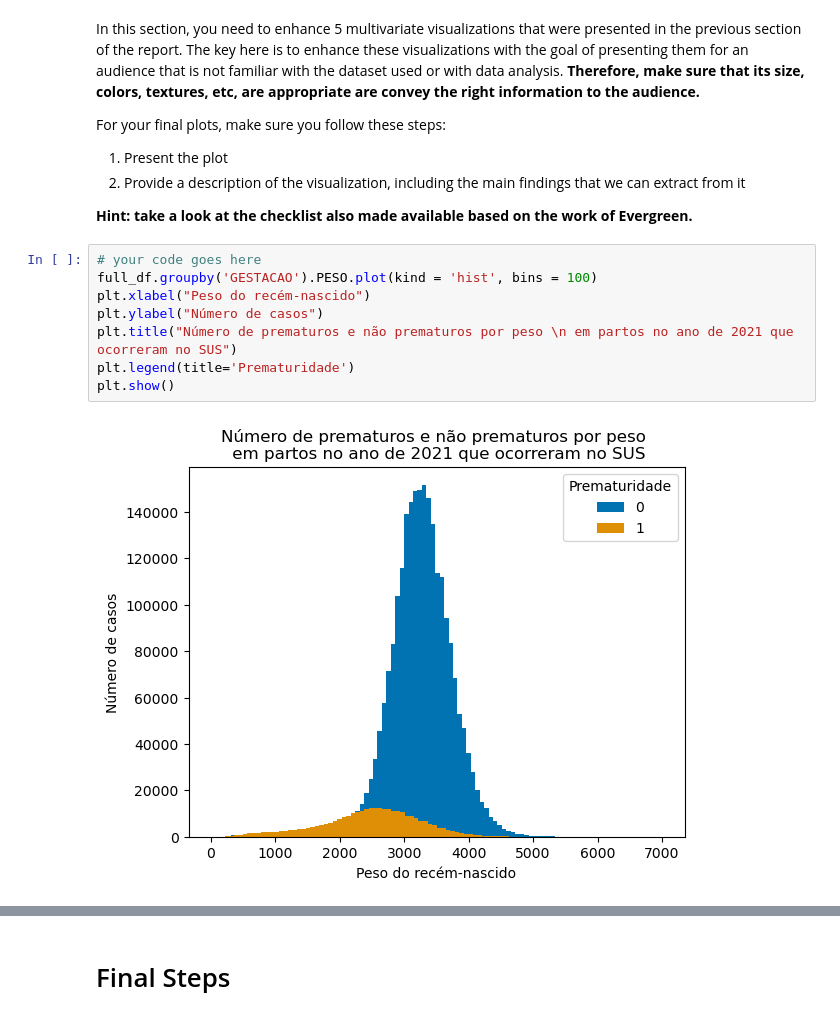
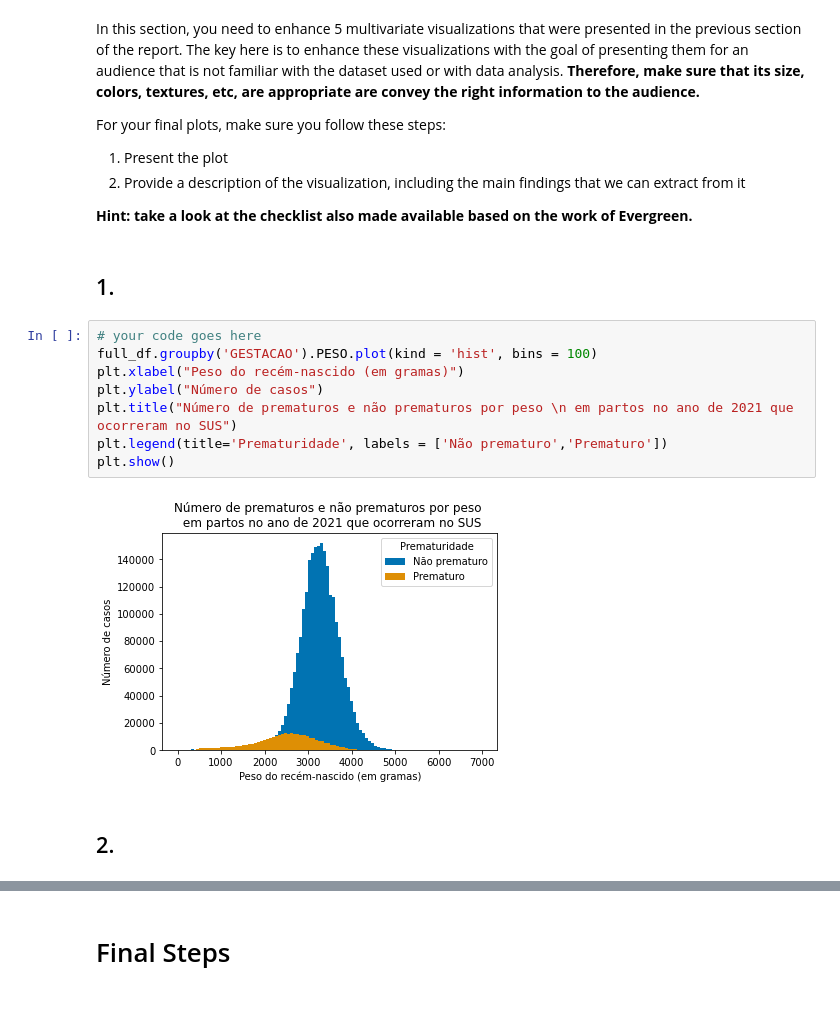
Before and after one commit to danielnowakassis/SINASC-Dataset, a Jupyter notebook: DS_project_template.ipynb, the cells around one changed output, grey strips where cells are left out. Drawn from its saved outputs; the diff is of its cells as text.

```diff
--- a/DS_project_template.ipynb
+++ b/DS_project_template.ipynb
@@ -980,14 +1023,18 @@ For your final plots, make sure you follow these steps:
 
 
 **Hint: take a look at the checklist also made available based on the work of Evergreen.**
+# %% [markdown]
+## 1.
 # %%
 # your code goes here
 full_df.groupby('GESTACAO').PESO.plot(kind = 'hist', bins = 100)
-plt.xlabel("Peso do recém-nascido")
+plt.xlabel("Peso do recém-nascido (em gramas)")
 plt.ylabel("Número de casos")
 plt.title("Número de prematuros e não prematuros por peso \n em partos no ano de 2021 que ocorreram no SUS")
-plt.legend(title='Prematuridade')
+plt.legend(title='Prematuridade', labels = ['Não prematuro','Prematuro'])
 plt.show()
 # %% [output]
-[figure, old version]
+[figure, new version]
+# %% [markdown]
+## 2.
 # %%
```
Also changed, not shown: parts of 110 cells of this notebook.
